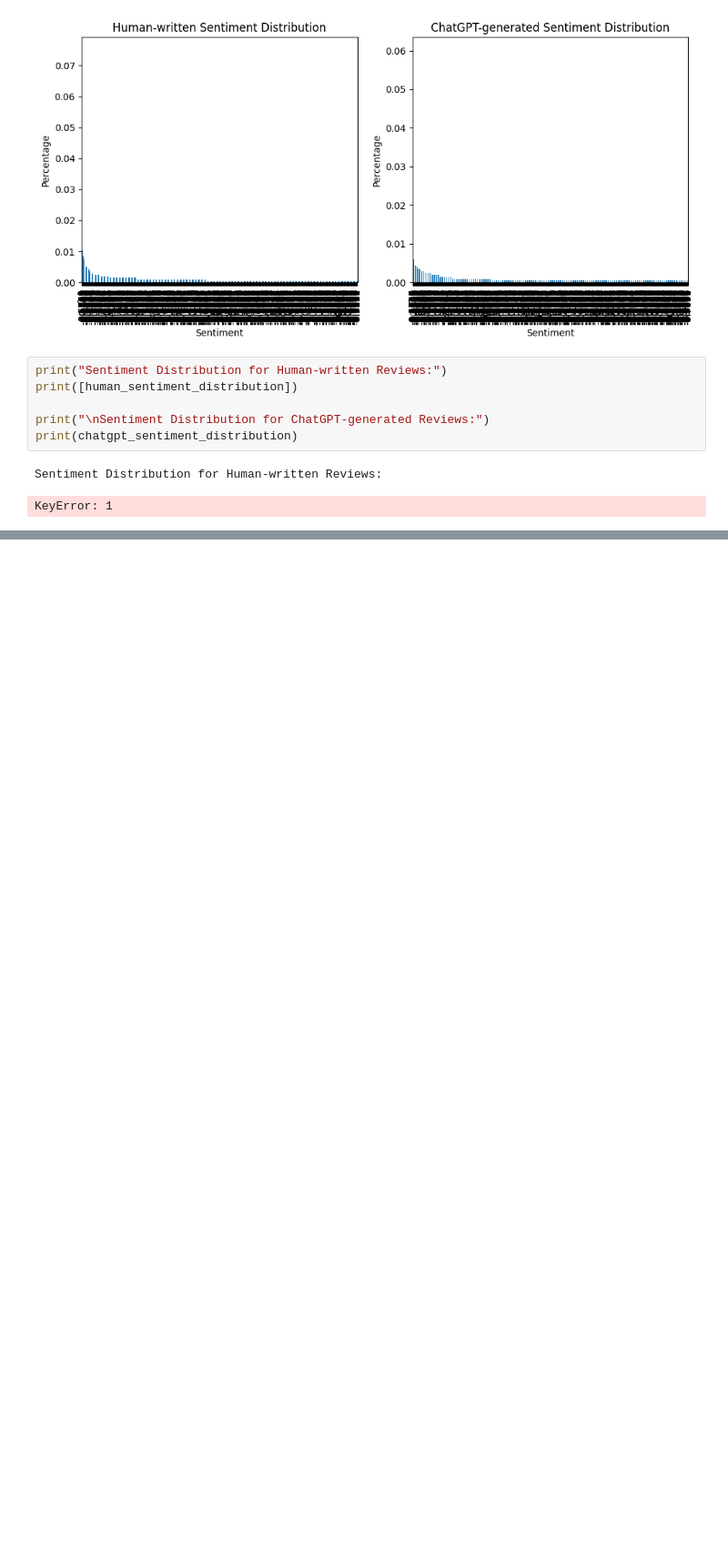
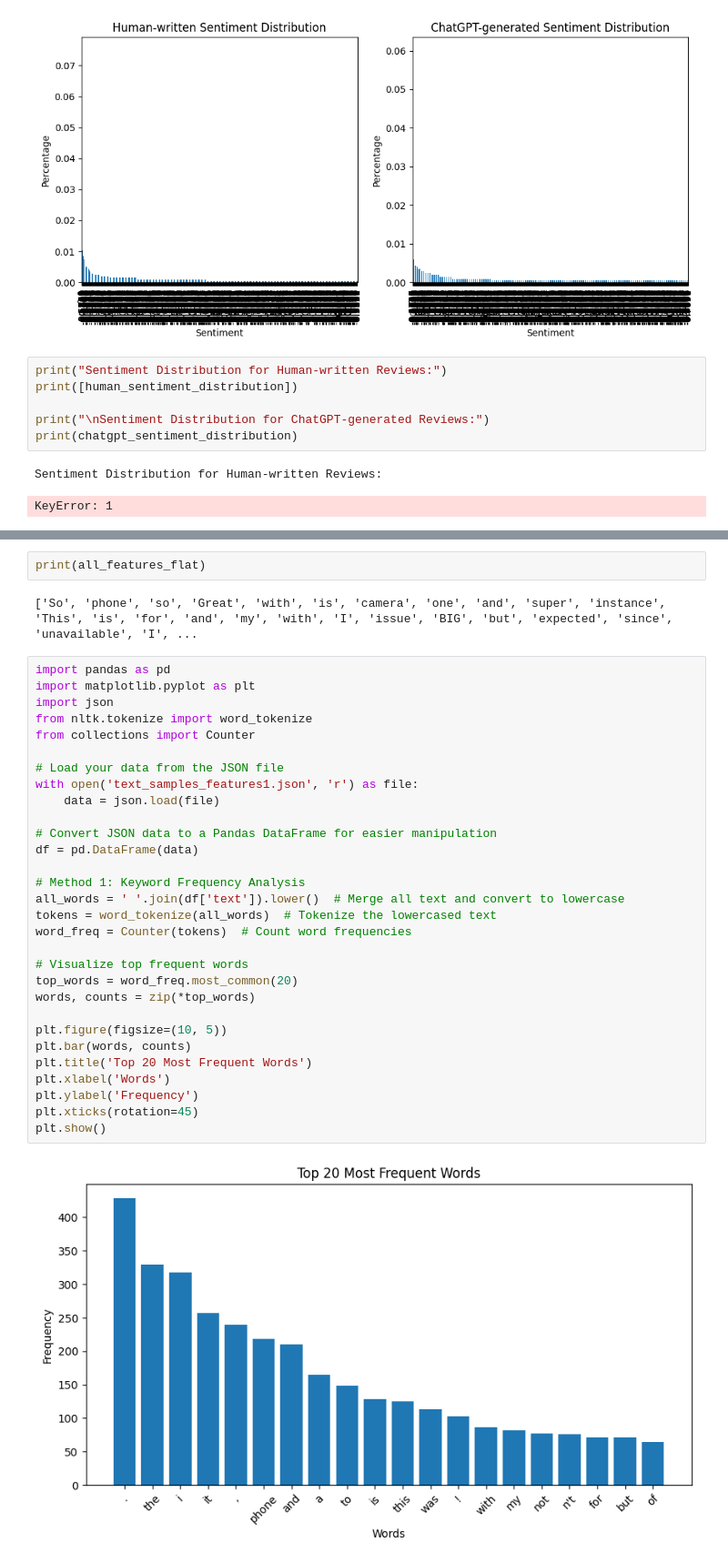
Before and after one commit to chiruvishal/MajorProject, a Jupyter notebook: explainable.ipynb, the cells around one changed output, grey strips where cells are left out. Shown at 91% size. Drawn from its saved outputs; the diff is of its cells as text; blank space fills up the shorter version.

```diff
--- a/explainable.ipynb
+++ b/explainable.ipynb
@@ -467,0 +545,36 @@ True
+# %%
+print(all_features_flat)
+# %% [output]
+['So', 'phone', 'so', 'Great', 'with', 'is', 'camera', 'one', 'and', 'super', 'instance', 'This', 'is', 'for', 'and', 'my', 'with', 'I', 'issue', 'BIG', 'but', 'expected', 'since', 'unavailable', 'I', ...
+# %%
+import pandas as pd
+import matplotlib.pyplot as plt
+import json
+from nltk.tokenize import word_tokenize
+from collections import Counter
+
+# Load your data from the JSON file
+with open('text_samples_features1.json', 'r') as file:
+    data = json.load(file)
+
+# Convert JSON data to a Pandas DataFrame for easier manipulation
+df = pd.DataFrame(data)
+
+# Method 1: Keyword Frequency Analysis
+all_words = ' '.join(df['text']).lower()  # Merge all text and convert to lowercase
+tokens = word_tokenize(all_words)  # Tokenize the lowercased text
+word_freq = Counter(tokens)  # Count word frequencies
+
+# Visualize top frequent words
+top_words = word_freq.most_common(20)
+words, counts = zip(*top_words)
+
+plt.figure(figsize=(10, 5))
+plt.bar(words, counts)
+plt.title('Top 20 Most Frequent Words')
+plt.xlabel('Words')
+plt.ylabel('Frequency')
+plt.xticks(rotation=45)
+plt.show()
+# %% [output]
+[figure, added]
```
Also changed, not shown: parts of 22 cells of this notebook, 10 other files.
